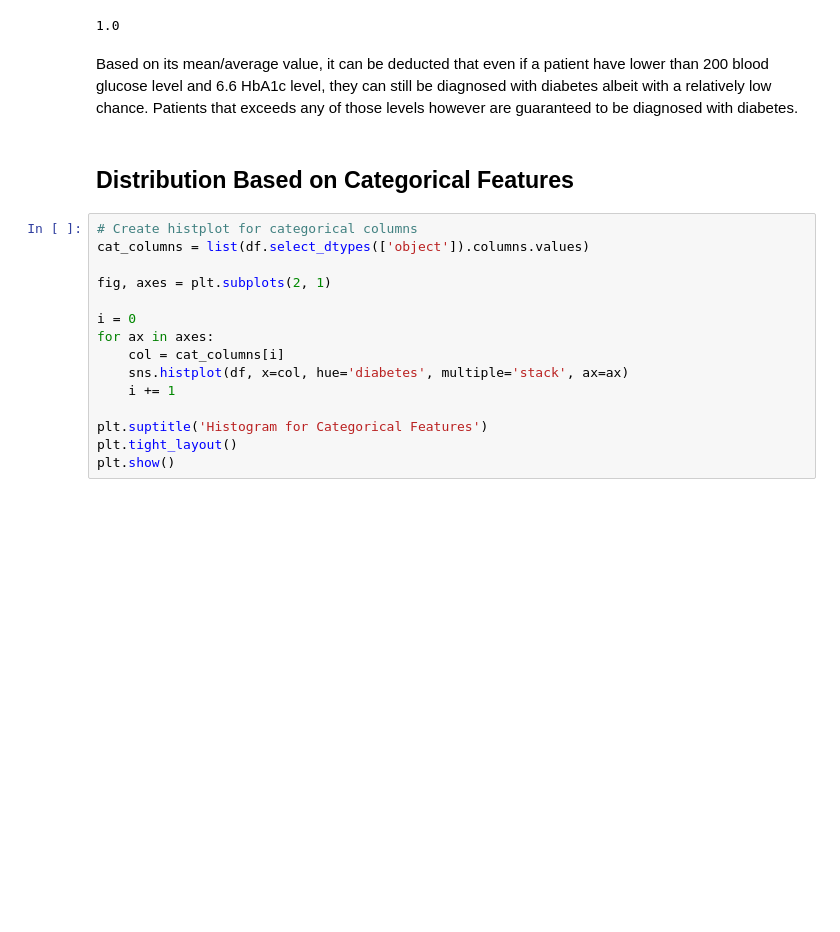
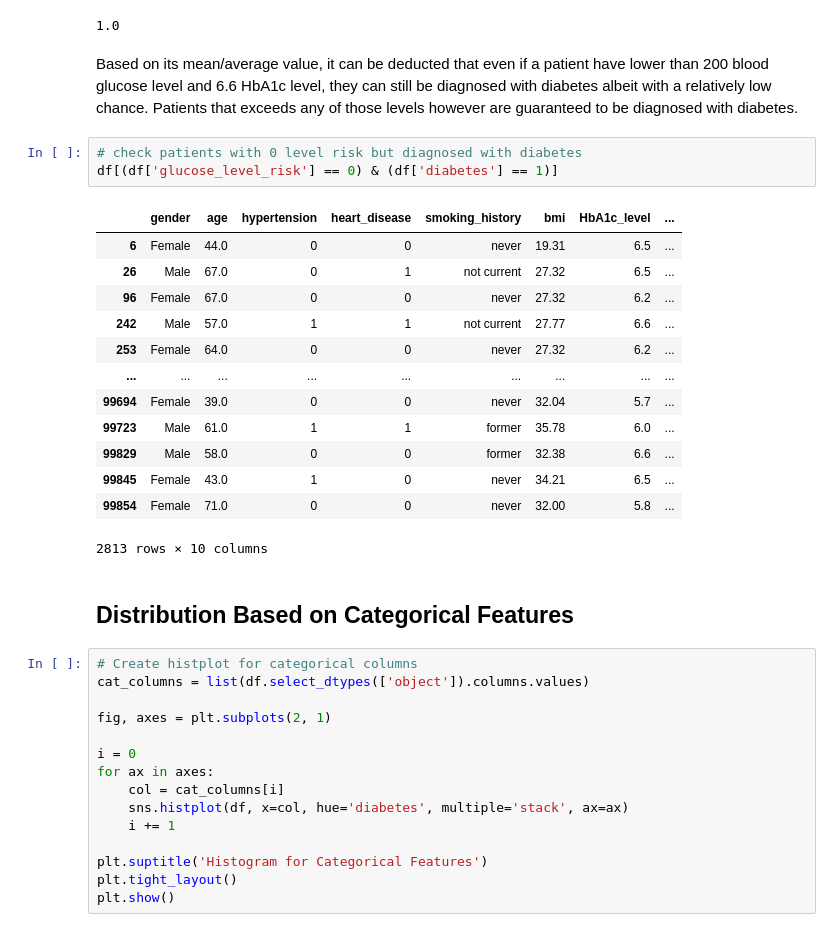
Before and after one commit to mezkymy/diabetes-prediction, a Jupyter notebook: Diabetes_Prediction.ipynb, the cells around one changed output. Cells and saved outputs as stored; diff of their text form; blank space fills up the shorter version.

```diff
--- a/Diabetes_Prediction.ipynb
+++ b/Diabetes_Prediction.ipynb
@@ -183,6 +183,23 @@ df[df['glucose_level_risk'] == 1]['diabetes'].mean()
 1.0
 # %% [markdown]
 Based on its mean/average value, it can be deducted that even if a patient have lower than 200 blood glucose level and 6.6 HbA1c level, they can still be diagnosed with diabetes albeit with a relatively low chance. Patients that exceeds any of those levels however are guaranteed to be diagnosed with diabetes.
+# %%
+# check patients with 0 level risk but diagnosed with diabetes
+df[(df['glucose_level_risk'] == 0) & (df['diabetes'] == 1)]
+# %% [output]
+|  | gender | age | hypertension | heart_disease | smoking_history | bmi | HbA1c_level | ... |
+| 6 | Female | 44.0 | 0 | 0 | never | 19.31 | 6.5 | ... |
+| 26 | Male | 67.0 | 0 | 1 | not current | 27.32 | 6.5 | ... |
+| 96 | Female | 67.0 | 0 | 0 | never | 27.32 | 6.2 | ... |
+| 242 | Male | 57.0 | 1 | 1 | not current | 27.77 | 6.6 | ... |
+| 253 | Female | 64.0 | 0 | 0 | never | 27.32 | 6.2 | ... |
+| ... | ... | ... | ... | ... | ... | ... | ... | ... |
+| 99694 | Female | 39.0 | 0 | 0 | never | 32.04 | 5.7 | ... |
+| 99723 | Male | 61.0 | 1 | 1 | former | 35.78 | 6.0 | ... |
+| 99829 | Male | 58.0 | 0 | 0 | former | 32.38 | 6.6 | ... |
+| 99845 | Female | 43.0 | 1 | 0 | never | 34.21 | 6.5 | ... |
+| 99854 | Female | 71.0 | 0 | 0 | never | 32.00 | 5.8 | ... |
+2813 rows × 10 columns
 # %% [markdown]
 ## Distribution Based on Categorical Features
 # %%
```
Also changed, not shown: parts of 13 cells of this notebook.
